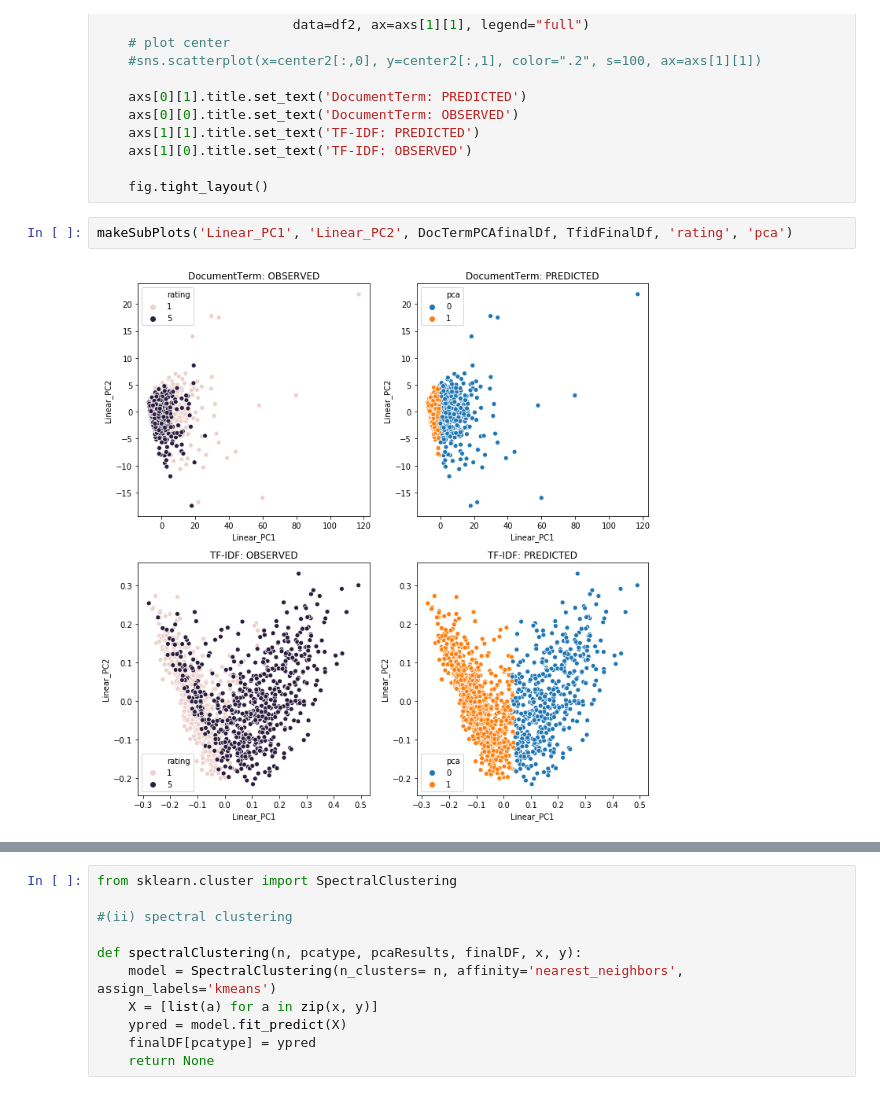
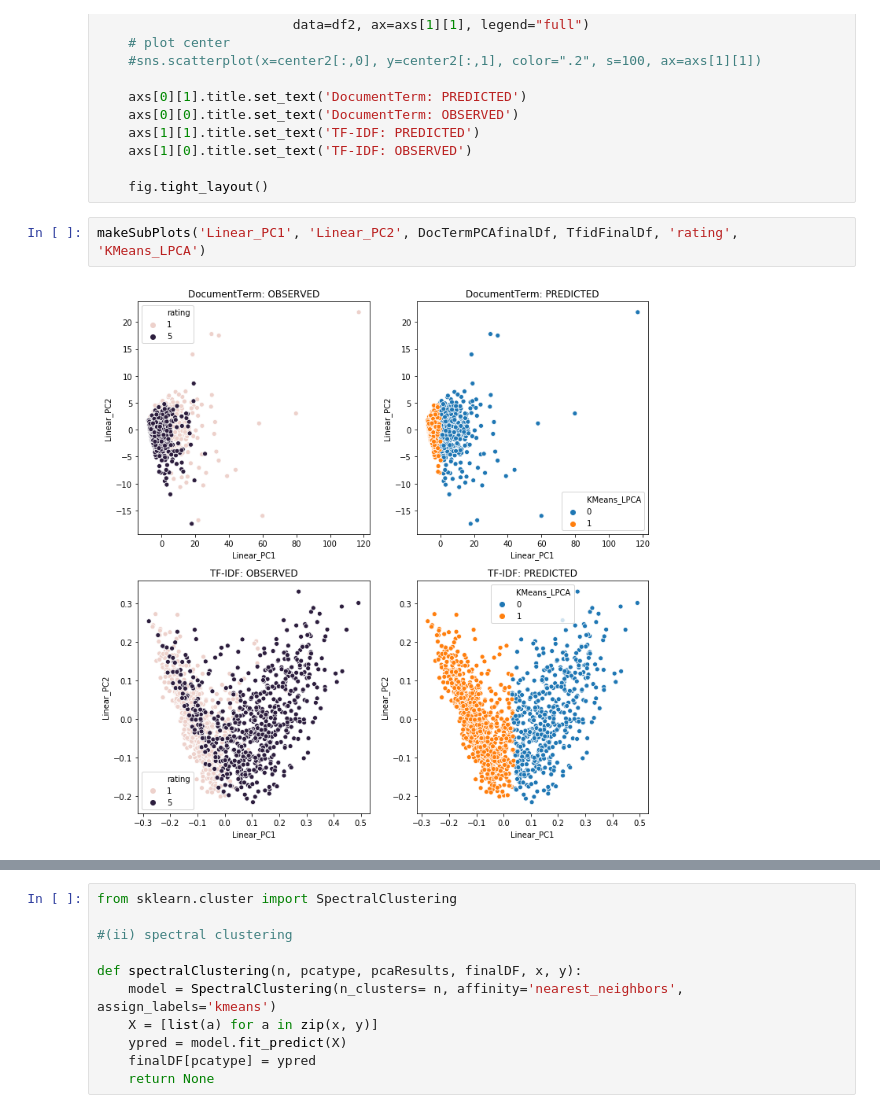
Before and after one commit to escaduto/STA221, a Jupyter notebook: Homework1.ipynb, the cells around one changed output, grey strips where cells are left out. Saved outputs shown, nothing was run; the diff lists cells and outputs as text.

```diff
--- a/Homework1.ipynb
+++ b/Homework1.ipynb
@@ -367,8 +390,8 @@ def makeSubPlots(x, y, df1, df2, hueObs, huePred): #center1, center2
 
     fig.tight_layout()
 # %%
-makeSubPlots('Linear_PC1', 'Linear_PC2', DocTermPCAfinalDf, TfidFinalDf, 'rating', 'pca')
+makeSubPlots('Linear_PC1', 'Linear_PC2', DocTermPCAfinalDf, TfidFinalDf, 'rating', 'KMeans_LPCA')
 # %% [output]
-[figure, old version]
+[figure, new version]
 # %%
 # k-means on kernel pca for DocTerm and TFID matrices
```
Also changed, not shown: parts of 27 cells of this notebook.
